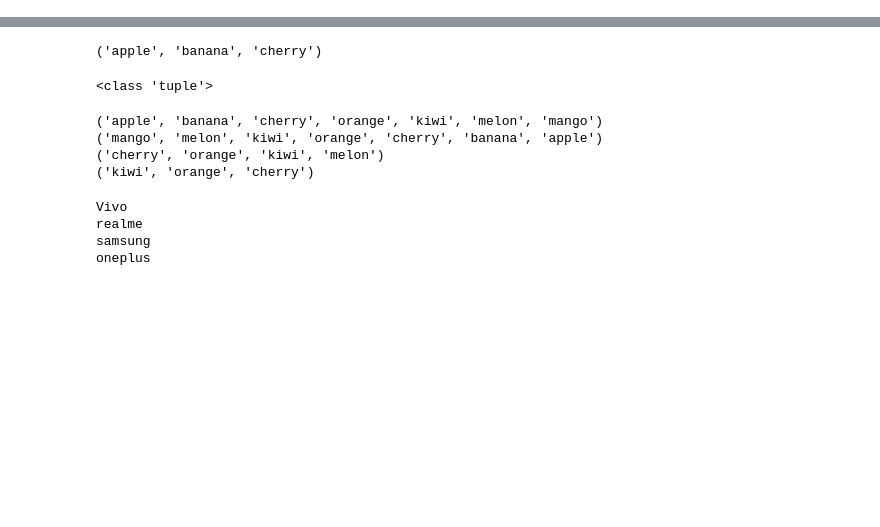
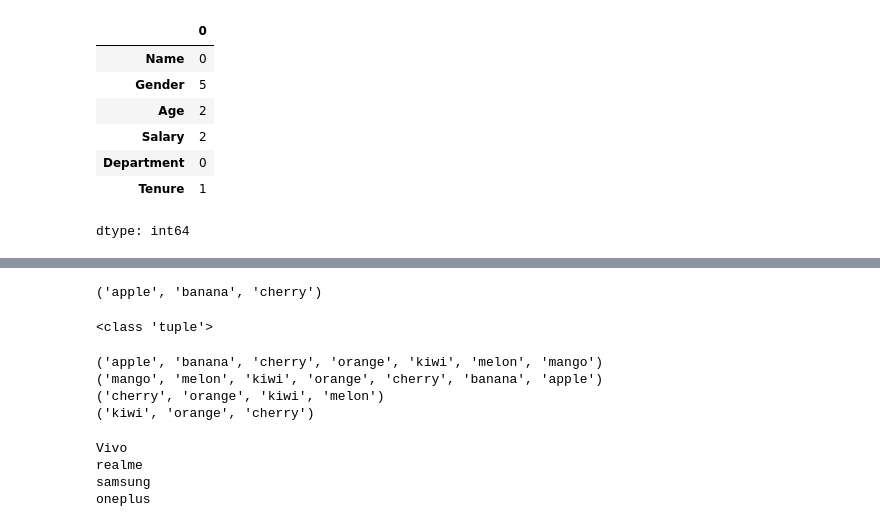
Before and after one commit to Jatingpt/Python-tuple-sets-and-etc., a Jupyter notebook: Python practice 1.ipynb, the cells around one changed output, grey strips where cells are left out. Saved outputs shown, nothing was run; the diff lists cells and outputs as text; code cells hidden in the pictures; blank space fills up the shorter version.

```diff
--- a/Python practice 1.ipynb
+++ b/Python practice 1.ipynb
@@ -8,0 +206,11 @@
+# %%
+df.isnull().sum()
+# %% [output]
+|  | 0 |
+| Name | 0 |
+| Gender | 5 |
+| Age | 2 |
+| Salary | 2 |
+| Department | 0 |
+| Tenure | 1 |
+dtype: int64
```
Also changed, not shown: parts of 29 cells of this notebook.
